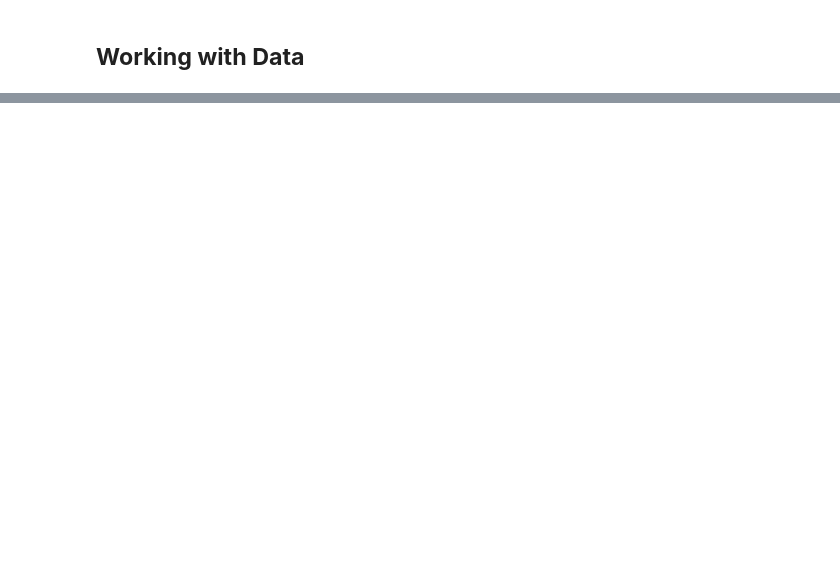
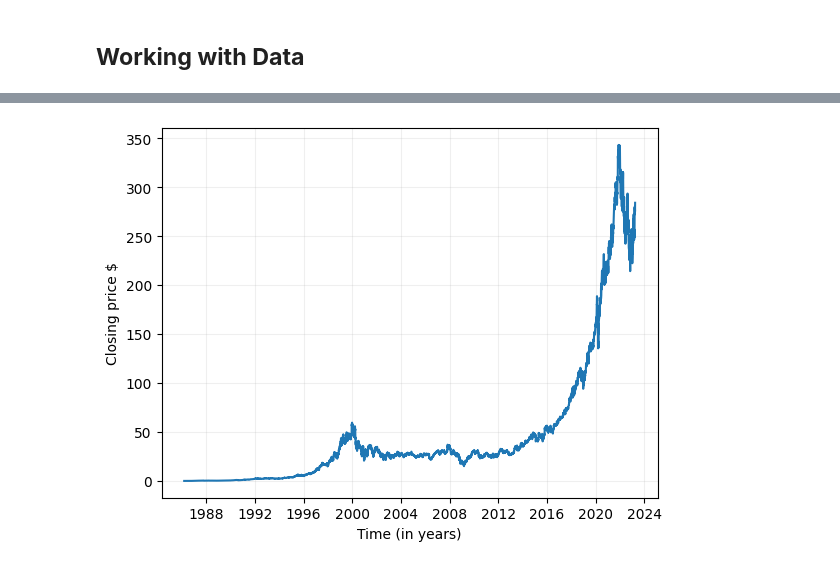
Before and after one commit to shre-db/stock-price-prediction-using-RNN-LSTM, a Jupyter notebook: notebook.ipynb, the cells around one changed output, grey strips where cells are left out. Saved outputs shown, nothing was run; the diff lists cells and outputs as text; code cells hidden in the pictures; blank space fills up the shorter version.

Commit message:
Update notebook.ipynb
Loaded and preprocessed microsoft stock time series data.

```diff
--- a/notebook.ipynb
+++ b/notebook.ipynb
@@ -108,0 +151,7 @@ nothing added to commit but untracked files present (use "git add" to track)
+# %%
+# Load the data
+data_org = pd.read_csv('data/MSFT.csv')
+
+# Make a copy of the data
+data = data_org.copy()
+data
@@ -108,0 +172,4 @@ nothing added to commit but untracked files present (use "git add" to track)
+# %%
+# Drop all columns except 'Date' and 'Closing price'
+data = data[['Date', 'Close']]
+data
@@ -108,0 +202,3 @@ nothing added to commit but untracked files present (use "git add" to track)
+# %%
+data = pd.concat([pd.to_datetime(data['Date']), data['Close']], axis=1)
+data
@@ -108,0 +219,3 @@ nothing added to commit but untracked files present (use "git add" to track)
+# %%
+data.index = data.pop('Date')
+data
@@ -108,0 +237,8 @@ nothing added to commit but untracked files present (use "git add" to track)
+# %%
+sns.lineplot(data=data, x='Date', y='Close')
+plt.xlabel('Time (in years)')
+plt.ylabel('Closing price $')
+plt.grid(alpha=0.2)
+plt.show()
+# %% [output]
+[figure, added]
```
Also changed, not shown: parts of 14 cells of this notebook.
